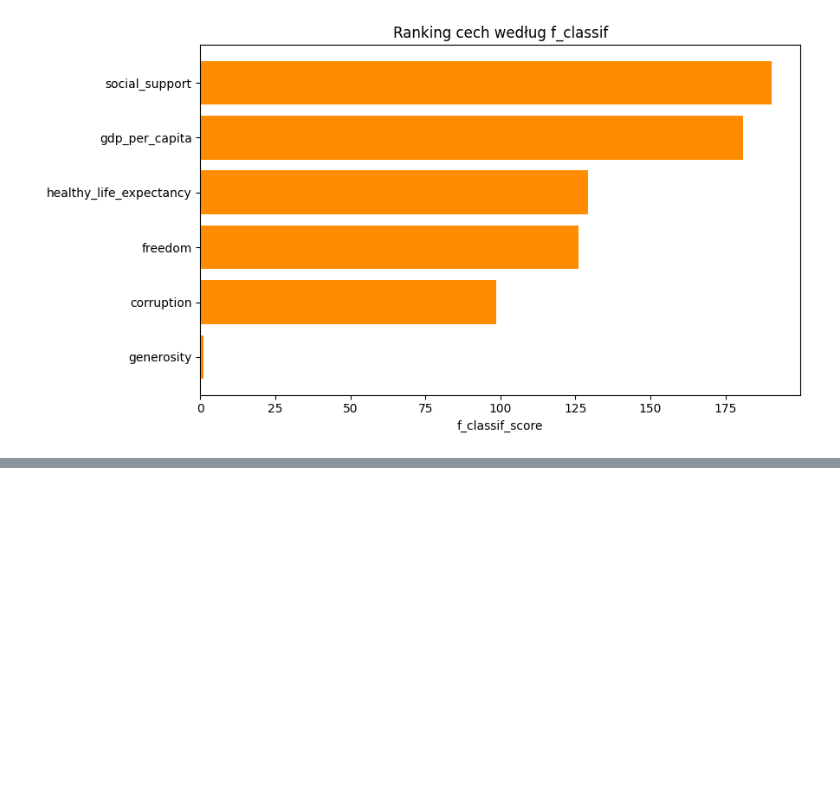
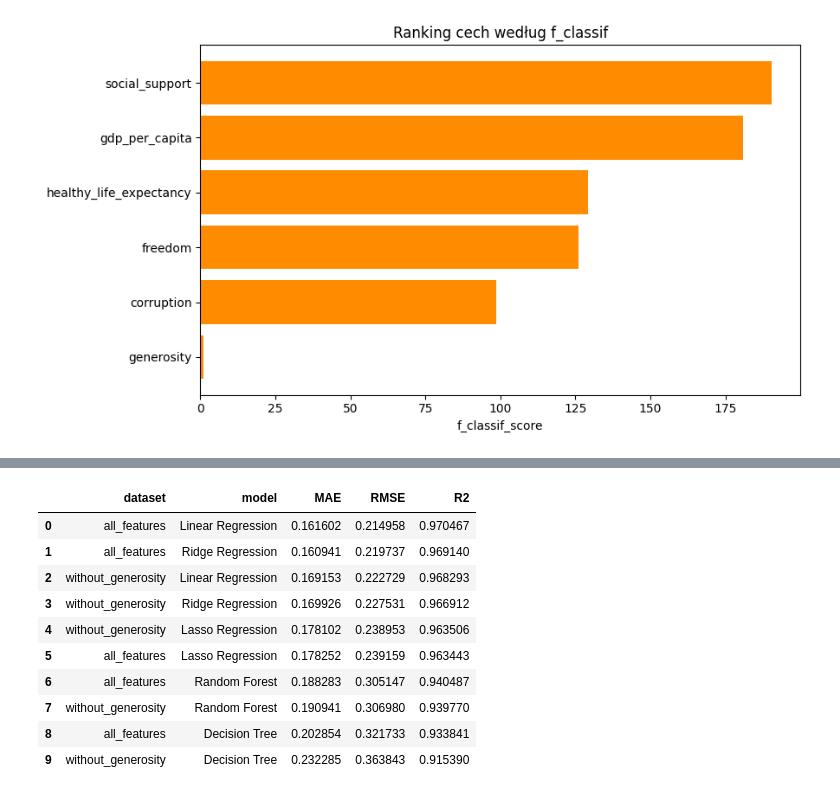
Before and after one commit to rosemint5/Machine-learning, a Jupyter notebook: wizualizacja.ipynb, the cells around one changed output, grey strips where cells are left out. Saved outputs shown, nothing was run; the diff lists cells and outputs as text; code cells hidden in the pictures; blank space fills up the shorter version.

```diff
--- a/wizualizacja.ipynb
+++ b/wizualizacja.ipynb
@@ -441,0 +536,30 @@ Najsłabszą cechą okazała się `generosity`. Pomimo że jej `p_value` wskazuj
+# %%
+from sklearn.model_selection import LeaveOneOut, cross_val_predict
+from sklearn.metrics import mean_absolute_error, mean_squared_error, r2_score
+
+loo = LeaveOneOut()
+
+def evaluate_models(X, y, dataset_name):
+    results = []
+
+    for model_name, model in models.items():
+        pipeline = Pipeline([
+            ("scaler", StandardScaler()),
+            ("model", model)
+        ])
+
+        y_pred = cross_val_predict(pipeline, X, y, cv=loo)
+
+        mae = mean_absolute_error(y, y_pred)
+        rmse = np.sqrt(mean_squared_error(y, y_pred))
+        r2 = r2_score(y, y_pred)
+
+        results.append({
+            "dataset": dataset_name,
+            "model": model_name,
+            "MAE": mae,
+            "RMSE": rmse,
+            "R2": r2
+        })
+
+    return pd.DataFrame(results)
@@ -441,0 +576,24 @@ Najsłabszą cechą okazała się `generosity`. Pomimo że jej `p_value` wskazuj
+# %%
+results_all = evaluate_models(X_all, y, "all_features")
+results_without_generosity = evaluate_models(
+    X_without_generosity,
+    y,
+    "without_generosity"
+)
+
+results = pd.concat([results_all, results_without_generosity], ignore_index=True)
+results = results.sort_values(by="RMSE").reset_index(drop=True)
+
+display(results)
+# %% [output]
+|  | dataset | model | MAE | RMSE | R2 |
+| 0 | all_features | Linear Regression | 0.161602 | 0.214958 | 0.970467 |
+| 1 | all_features | Ridge Regression | 0.160941 | 0.219737 | 0.969140 |
+| 2 | without_generosity | Linear Regression | 0.169153 | 0.222729 | 0.968293 |
+| 3 | without_generosity | Ridge Regression | 0.169926 | 0.227531 | 0.966912 |
+| 4 | without_generosity | Lasso Regression | 0.178102 | 0.238953 | 0.963506 |
+| 5 | all_features | Lasso Regression | 0.178252 | 0.239159 | 0.963443 |
+| 6 | all_features | Random Forest | 0.188283 | 0.305147 | 0.940487 |
+| 7 | without_generosity | Random Forest | 0.190941 | 0.306980 | 0.939770 |
+| 8 | all_features | Decision Tree | 0.202854 | 0.321733 | 0.933841 |
+| 9 | without_generosity | Decision Tree | 0.232285 | 0.363843 | 0.915390 |
```
Also changed, not shown: parts of 18 cells of this notebook.
